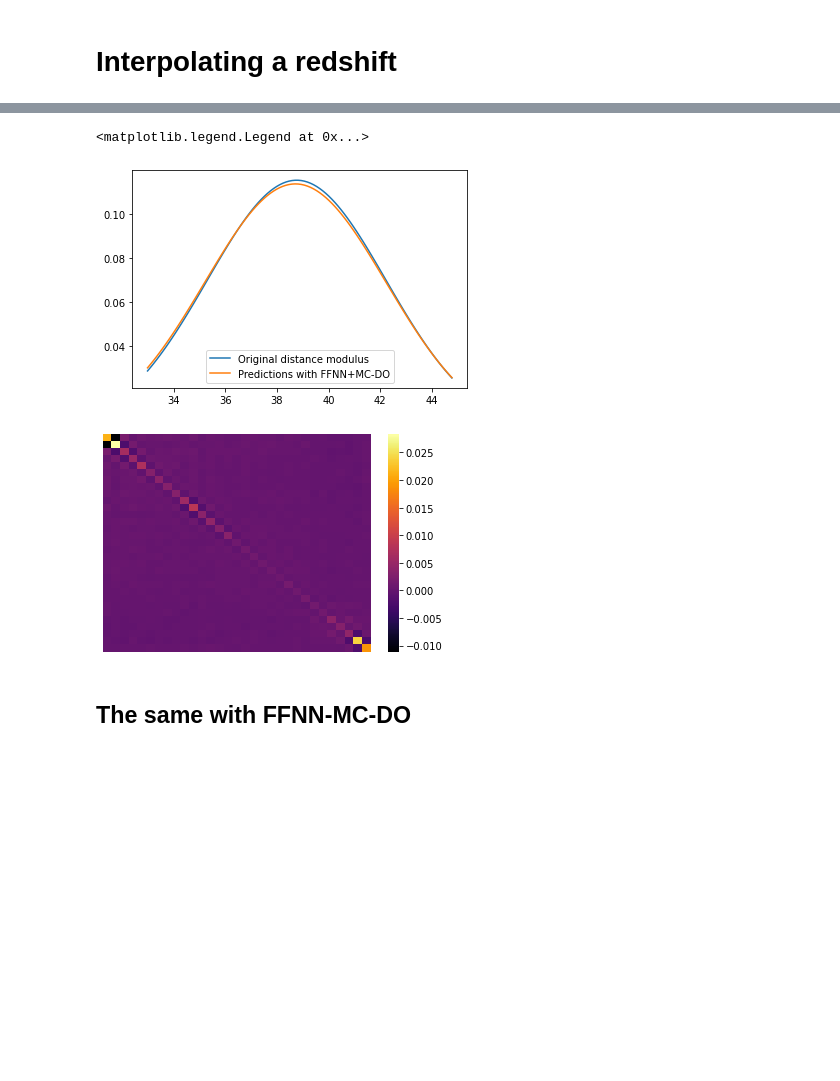
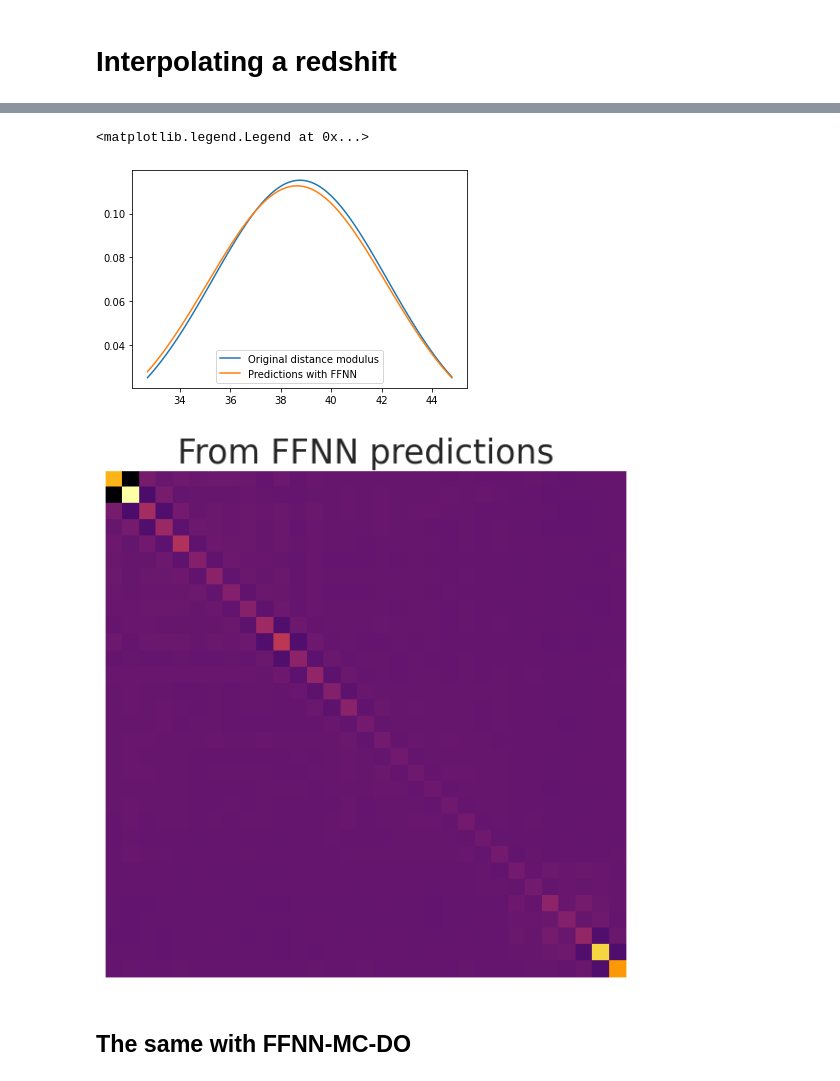
Before and after one commit to igomezv/neuralCosmoReconstruction, a Jupyter notebook: notebooks/binned_JLA_VAE.ipynb, the cells around one changed output, grey strips where cells are left out. Cells and saved outputs as stored; diff of their text form; code cells hidden in the pictures; blank space fills up the shorter version.

```diff
--- a/notebooks/binned_JLA_VAE.ipynb
+++ b/notebooks/binned_JLA_VAE.ipynb
@@ -39,3 +39,12 @@ print(np.shape(data[:,1]), np.shape(errors), np.shape(syscov), np.min(np.abs(sys
 # %% [output]
 -0.01084098704 0.02815552265 0.00039265133851975654
 (31,) (31,) (31, 31) 1.695011341e-07
+# %%
+plt.figure(figsize=(9, 7), dpi=100)
+sns.set(font_scale=2)
+sns.heatmap(syscov,
+        fmt='g', xticklabels=False, yticklabels=False,
+        cmap = 'inferno', cbar=True,
+        robust=False)
+plt.title('Original', fontsize=25)
+plt.savefig('originalcov.png')
@@ -531,31 +569,35 @@ y1 = sp.stats.norm.pdf(x, mean_ref, std_ref)
 
 y2 = sp.stats.norm.pdf(x, mean_pred_interpoint, std_pred_interpoint)
 plt.plot(x, y1, label='Original distance modulus')
-plt.plot(x, y2, label='Predictions with FFNN+MC-DO')
+plt.plot(x, y2, label='Predictions with FFNN')
 
 # plt.show()
 # dist_sc
 plt.legend()
 # %% [output]
 <matplotlib.legend.Legend at 0x...>
-[figure, old version]
+[figure, new version]
 # %%
 z_sample = np.array([mean_pred_interpoint+delta_mean])
 
 newmatrix = decoder.predict(z_sample)
 # newmatrixr = scalercov.inverse_transform(newmatrix.reshape(31,31))
 newmatrixr = newmatrix.reshape(31,31)
 # newmatrixr = newmatrixr@D@newmatrixr.T
 # # clean_imgr = clean_img[0,:,:,0].reshape(31,31)
 
+plt.figure(figsize=(7, 7), dpi=100)
+
 sns.heatmap(pd.DataFrame(newmatrixr),
             fmt='g', xticklabels=False, yticklabels=False,
             cmap = 'inferno',
-            robust=False)
+            robust=False, cbar=False)
 
-np.savetxt("fake_binned_JLA_COVdecodedVAEinterpoint.dat", newmatrixr, delimiter= " ", header="#fake COV")
+# np.savetxt("fake_binned_JLA_COVdecodedVAEinterpoint.dat", newmatrixr, delimiter= " ", header="#fake COV")
+plt.title('From FFNN predictions',fontsize=25)
+plt.savefig('vae_cov_ffnn.png')
 # %% [output]
-[figure, old version]
+[figure, new version]
 # %% [markdown]
 ## The same with FFNN-MC-DO
 # %%
```
Also changed, not shown: parts of 24 cells of this notebook.
